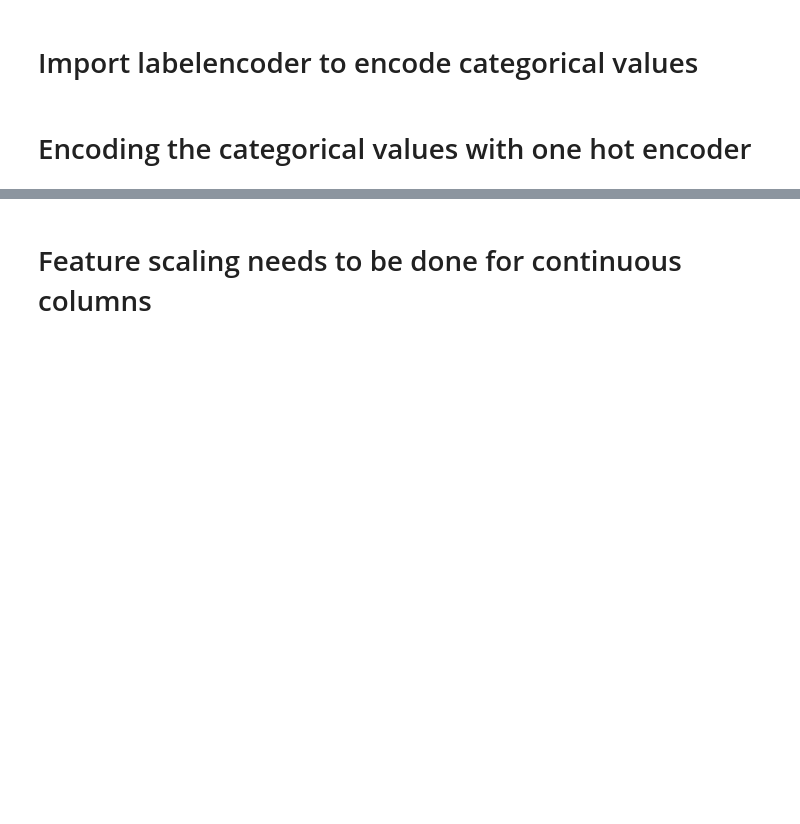
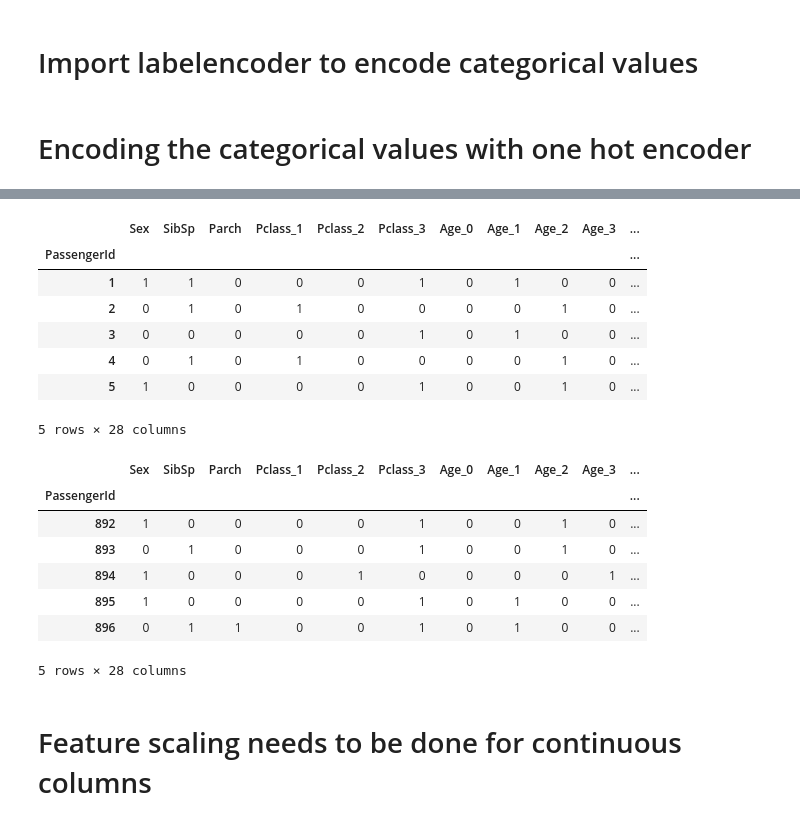
Before and after one commit to sathishkumar118/Titanic-Dataset-Solution, a Jupyter notebook: Titanic EDA NB.ipynb, the cells around one changed output, grey strips where cells are left out. Drawn from its saved outputs; the diff is of its cells as text; code cells hidden in the pictures; blank space fills up the shorter version.

```diff
--- a/Titanic EDA NB.ipynb
+++ b/Titanic EDA NB.ipynb
@@ -212,3 +230,37 @@ In case you used a LabelEncoder before this OneHotEncoder to convert the categor
+# %%
+#Processing feature: Pclass and Embarked
+#splitting each feature into new binary features
+
+def dummy_data(data, columns):
+    for column in columns:
+        data = pd.concat([data, pd.get_dummies(data[column], prefix=column)], axis=1)
+        data = data.drop(column, axis=1)
+    return data
+
+
+dummy_columns = ["Pclass",'Age','Embarked','Cabin','Title']
+X_ohe_train=dummy_data(X_train, dummy_columns)
+display(X_ohe_train.head())
+X_ohe_test = dummy_data(X_test, dummy_columns)
+X_ohe_test.insert(X_ohe_train.columns.get_loc("Cabin_T"),"Cabin_T",0)
+display(X_ohe_test.head())
+# %% [output]
+|  | Sex | SibSp | Parch | Pclass_1 | Pclass_2 | Pclass_3 | Age_0 | Age_1 | Age_2 | Age_3 | ... |
+| PassengerId |  |  |  |  |  |  |  |  |  |  | ... |
+| 1 | 1 | 1 | 0 | 0 | 0 | 1 | 0 | 1 | 0 | 0 | ... |
+| 2 | 0 | 1 | 0 | 1 | 0 | 0 | 0 | 0 | 1 | 0 | ... |
+| 3 | 0 | 0 | 0 | 0 | 0 | 1 | 0 | 1 | 0 | 0 | ... |
+| 4 | 0 | 1 | 0 | 1 | 0 | 0 | 0 | 0 | 1 | 0 | ... |
+| 5 | 1 | 0 | 0 | 0 | 0 | 1 | 0 | 0 | 1 | 0 | ... |
+5 rows × 28 columns
+|  | Sex | SibSp | Parch | Pclass_1 | Pclass_2 | Pclass_3 | Age_0 | Age_1 | Age_2 | Age_3 | ... |
+| PassengerId |  |  |  |  |  |  |  |  |  |  | ... |
+| 892 | 1 | 0 | 0 | 0 | 0 | 1 | 0 | 0 | 1 | 0 | ... |
+| 893 | 0 | 1 | 0 | 0 | 0 | 1 | 0 | 0 | 1 | 0 | ... |
+| 894 | 1 | 0 | 0 | 0 | 1 | 0 | 0 | 0 | 0 | 1 | ... |
+| 895 | 1 | 0 | 0 | 0 | 0 | 1 | 0 | 1 | 0 | 0 | ... |
+| 896 | 0 | 1 | 1 | 0 | 0 | 1 | 0 | 1 | 0 | 0 | ... |
+5 rows × 28 columns
 # %% [markdown]
 # Feature scaling needs to be done for continuous columns
 # %%
```
Also changed, not shown: parts of 25 cells of this notebook.
